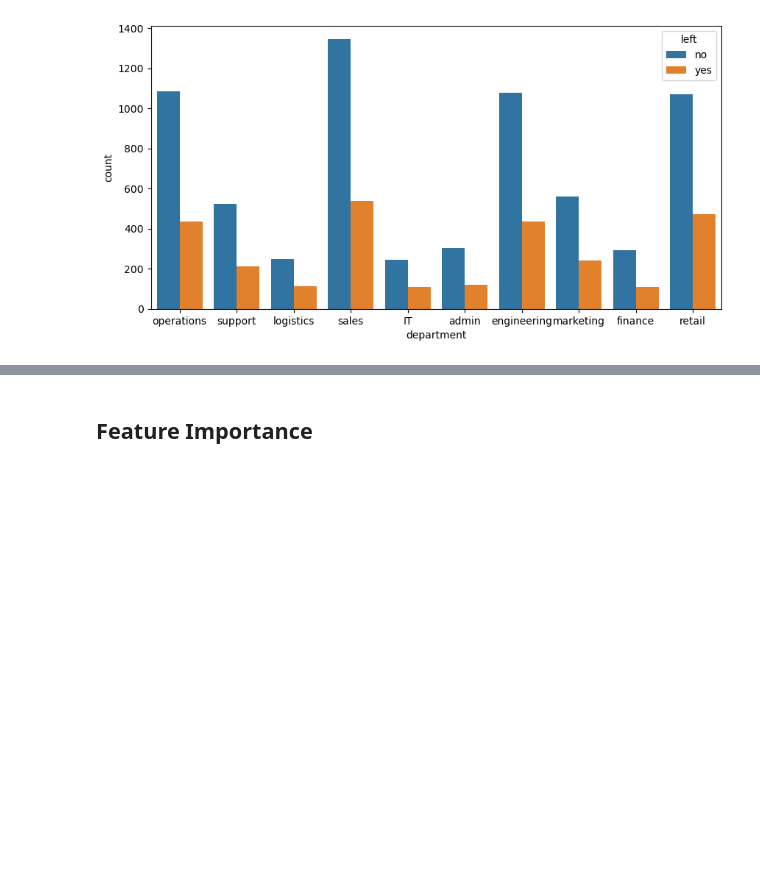
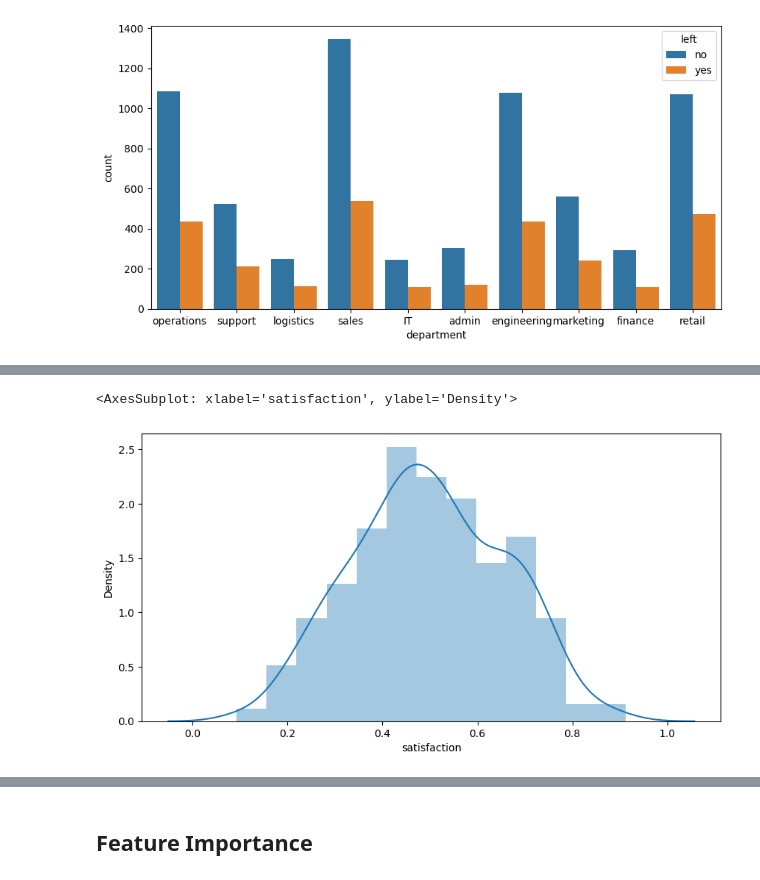
Before and after one commit to EslamMohamed95/employee-turnover, a Jupyter notebook: notebook.ipynb, the cells around one changed output, grey strips where cells are left out. Saved outputs shown, nothing was run; the diff lists cells and outputs as text; code cells hidden in the pictures; blank space fills up the shorter version.

```diff
--- a/notebook.ipynb
+++ b/notebook.ipynb
@@ -303,0 +267,7 @@ Name: left, dtype: float64
+# %%
+# Plot the distribution of the satisfaction variable
+plt.figure(figsize=(10, 5))
+sns.distplot(df_finance['satisfaction'])
+# %% [output]
+<AxesSubplot: xlabel='satisfaction', ylabel='Density'>
+[figure, added]
```
Also changed, not shown: parts of 20 cells of this notebook, 2 other files.
